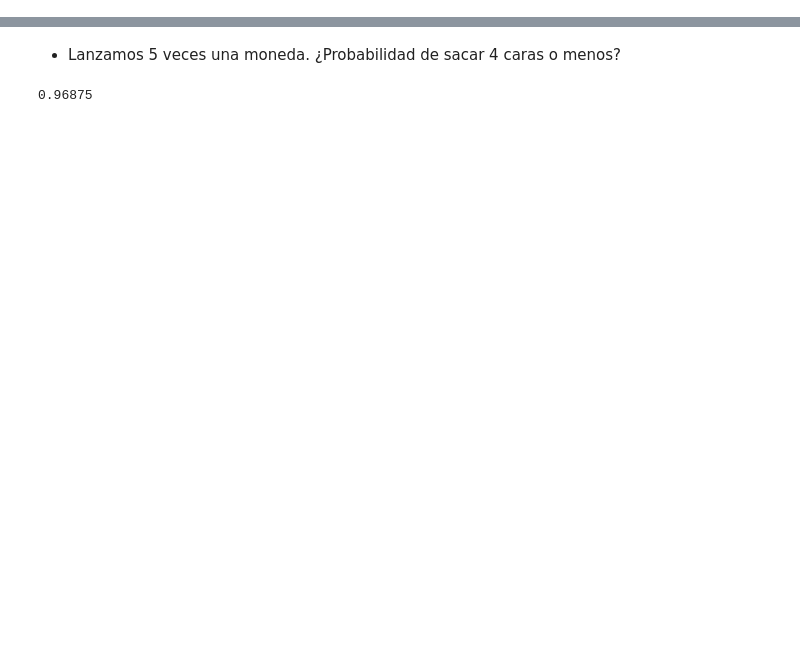
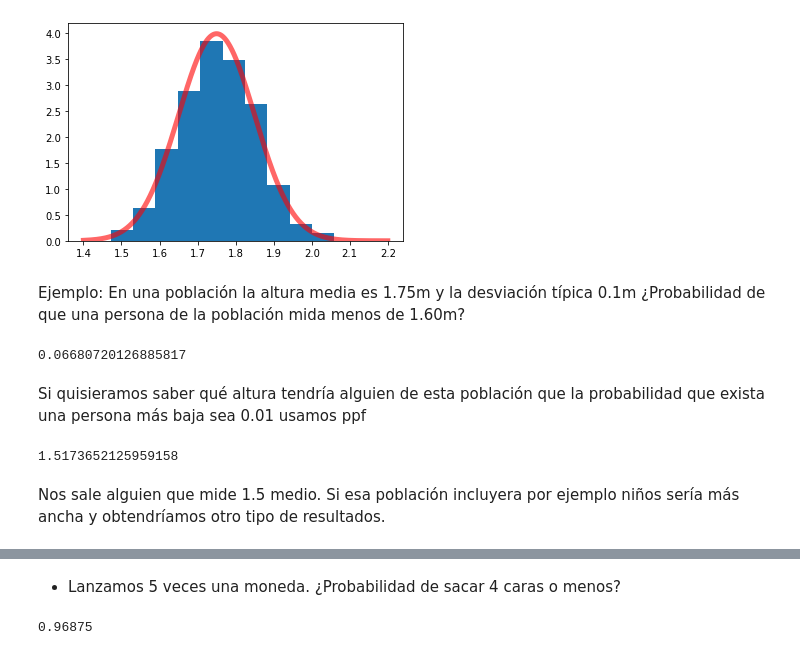
Before and after one commit to biuCG/StatisticsVisualization, a Jupyter notebook: Distribuciones.ipynb, the cells around one changed output, grey strips where cells are left out. Saved outputs shown, nothing was run; the diff lists cells and outputs as text; code cells hidden in the pictures; blank space fills up the shorter version.

```diff
--- a/Distribuciones.ipynb
+++ b/Distribuciones.ipynb
@@ -8,0 +81,25 @@ from scipy.stats import binom,poisson,norm
+# %%
+pl.hist(norm_dist,density = True);
+# lanzamos valores del mismo rango que vemos en el histograma
+x = np.linspace(1.4, 2.2, 1000)
+pl.plot(x, norm.pdf(x, 1.75, 0.1), 'r-', lw=5, alpha=0.6, label='gauss pdf');
+# %% [output]
+[figure, added]
+# %% [markdown]
+Ejemplo: En una población la altura media es 1.75m  y la desviación típica 0.1m  ¿Probabilidad de que una persona de la población mida menos de 1.60m?
+# %%
+# usamos la función de probabilidad cdf, ponemos el valor que queremos evaluar
+# y luego la media y la simga. los detalles de cada uno están en
+# https://docs.scipy.org/doc/scipy/reference/generated/scipy.stats.norm.html
+
+norm.cdf(1.6, 1.75, 0.1)
+# %% [output]
+0.06680720126885817
+# %% [markdown]
+Si quisieramos saber qué altura tendría alguien de esta población que la probabilidad que exista una persona más baja sea 0.01 usamos ppf
+# %%
+norm.ppf(0.01, 1.75, 0.1)
+# %% [output]
+1.5173652125959158
+# %% [markdown]
+Nos sale alguien que mide 1.5 medio. Si esa población incluyera por ejemplo niños sería más ancha y obtendríamos otro tipo de resultados.
```
Also changed, not shown: parts of 30 cells of this notebook, 1 other file.
